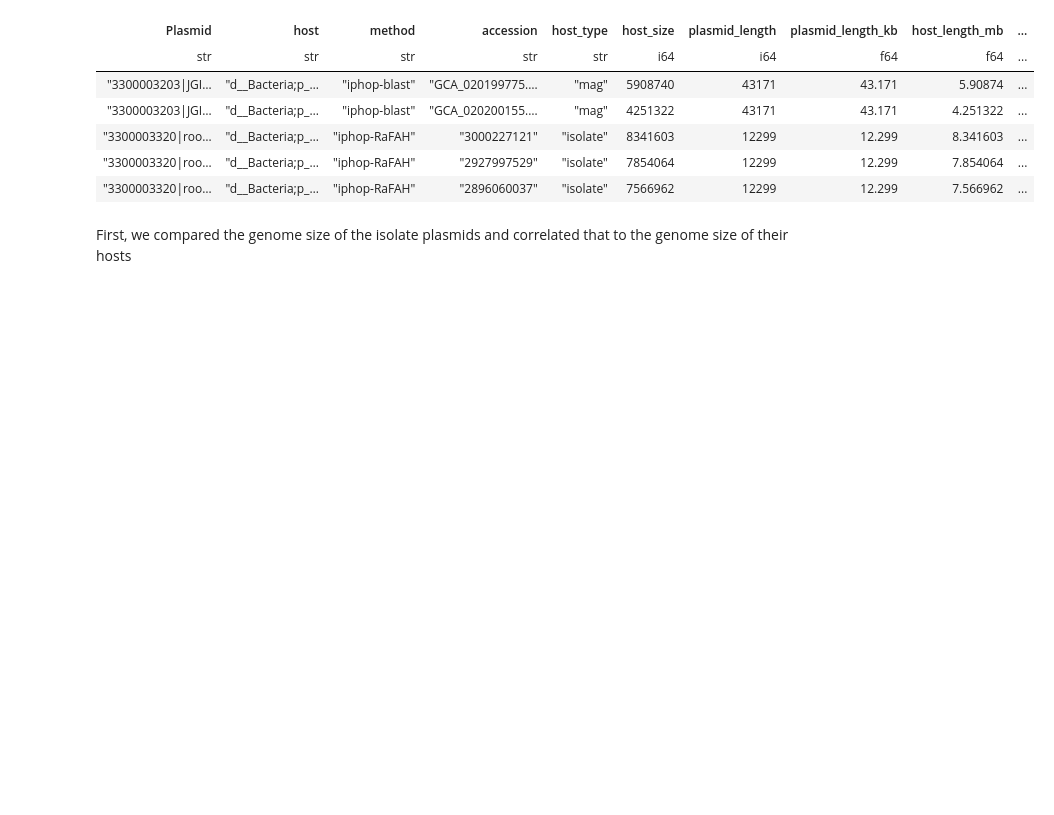
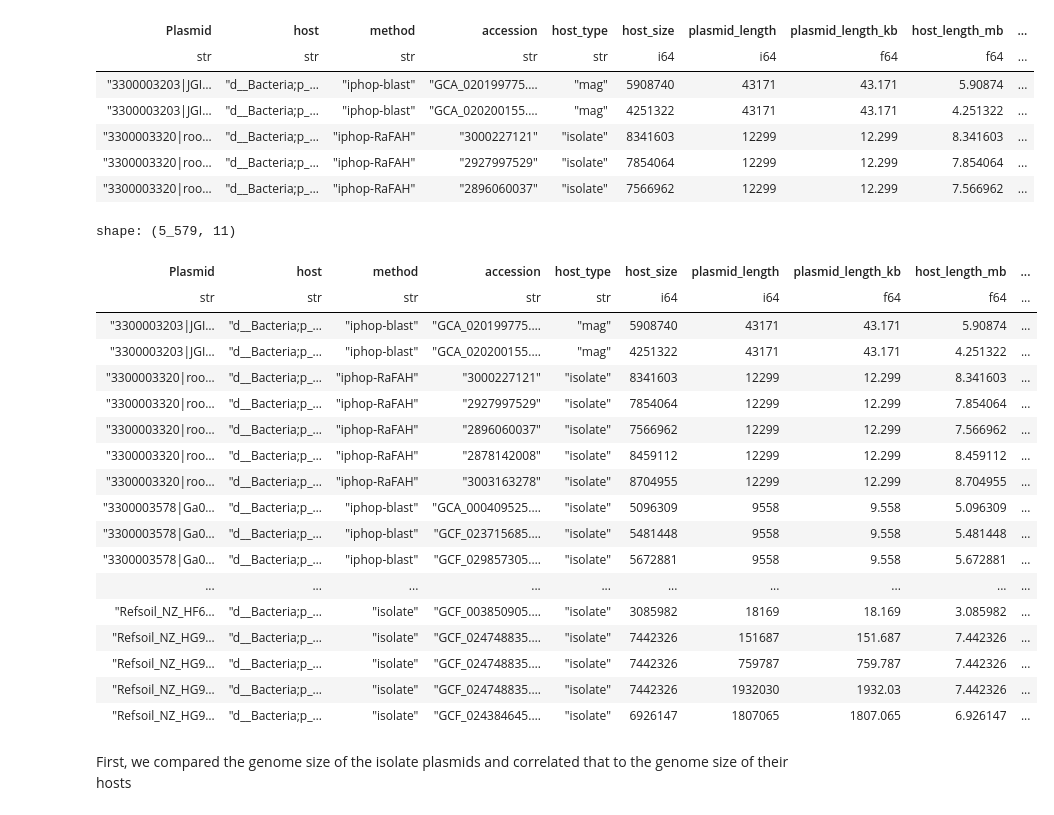
Before and after one commit to Matt-BF/GSPR, a Jupyter notebook: notebooks/complete_size_host.ipynb, the cells around one changed output. Drawn from its saved outputs; the diff is of its cells as text; code cells hidden in the pictures; blank space fills up the shorter version.

```diff
--- a/notebooks/complete_size_host.ipynb
+++ b/notebooks/complete_size_host.ipynb
@@ -40,6 +40,32 @@ shape: (5, 10)
 | "3300003320|roo… | "d__Bacteria;p_… | "iphop-RaFAH" | "3000227121" | "isolate" | 8341603 | 12299 | 12.299 | 8.341603 | ... |
 | "3300003320|roo… | "d__Bacteria;p_… | "iphop-RaFAH" | "2927997529" | "isolate" | 7854064 | 12299 | 12.299 | 7.854064 | ... |
 | "3300003320|roo… | "d__Bacteria;p_… | "iphop-RaFAH" | "2896060037" | "isolate" | 7566962 | 12299 | 12.299 | 7.566962 | ... |
+# %%
+df.with_columns(
+    pl.col("host_length_mb")
+    .cut(breaks=[2, 4, 6, 8], labels=["0-2mb", "2-4mb", "4-6mb", "6-8mb", "8mb+"])
+    .alias("length_category")
+)
+# %% [output]
+shape: (5_579, 11)
+| Plasmid | host | method | accession | host_type | host_size | plasmid_length | plasmid_length_kb | host_length_mb | ... |
+| str | str | str | str | str | i64 | i64 | f64 | f64 | ... |
+| "3300003203|JGI… | "d__Bacteria;p_… | "iphop-blast" | "GCA_020199775.… | "mag" | 5908740 | 43171 | 43.171 | 5.90874 | ... |
+| "3300003203|JGI… | "d__Bacteria;p_… | "iphop-blast" | "GCA_020200155.… | "mag" | 4251322 | 43171 | 43.171 | 4.251322 | ... |
+| "3300003320|roo… | "d__Bacteria;p_… | "iphop-RaFAH" | "3000227121" | "isolate" | 8341603 | 12299 | 12.299 | 8.341603 | ... |
+| "3300003320|roo… | "d__Bacteria;p_… | "iphop-RaFAH" | "2927997529" | "isolate" | 7854064 | 12299 | 12.299 | 7.854064 | ... |
+| "3300003320|roo… | "d__Bacteria;p_… | "iphop-RaFAH" | "2896060037" | "isolate" | 7566962 | 12299 | 12.299 | 7.566962 | ... |
+| "3300003320|roo… | "d__Bacteria;p_… | "iphop-RaFAH" | "2878142008" | "isolate" | 8459112 | 12299 | 12.299 | 8.459112 | ... |
+| "3300003320|roo… | "d__Bacteria;p_… | "iphop-RaFAH" | "3003163278" | "isolate" | 8704955 | 12299 | 12.299 | 8.704955 | ... |
+| "3300003578|Ga0… | "d__Bacteria;p_… | "iphop-blast" | "GCA_000409525.… | "isolate" | 5096309 | 9558 | 9.558 | 5.096309 | ... |
+| "3300003578|Ga0… | "d__Bacteria;p_… | "iphop-blast" | "GCF_023715685.… | "isolate" | 5481448 | 9558 | 9.558 | 5.481448 | ... |
+| "3300003578|Ga0… | "d__Bacteria;p_… | "iphop-blast" | "GCF_029857305.… | "isolate" | 5672881 | 9558 | 9.558 | 5.672881 | ... |
+| ... | ... | ... | ... | ... | ... | ... | ... | ... | ... |
+| "Refsoil_NZ_HF6… | "d__Bacteria;p_… | "isolate" | "GCF_003850905.… | "isolate" | 3085982 | 18169 | 18.169 | 3.085982 | ... |
+| "Refsoil_NZ_HG9… | "d__Bacteria;p_… | "isolate" | "GCF_024748835.… | "isolate" | 7442326 | 151687 | 151.687 | 7.442326 | ... |
+| "Refsoil_NZ_HG9… | "d__Bacteria;p_… | "isolate" | "GCF_024748835.… | "isolate" | 7442326 | 759787 | 759.787 | 7.442326 | ... |
+| "Refsoil_NZ_HG9… | "d__Bacteria;p_… | "isolate" | "GCF_024748835.… | "isolate" | 7442326 | 1932030 | 1932.03 | 7.442326 | ... |
+| "Refsoil_NZ_HG9… | "d__Bacteria;p_… | "isolate" | "GCF_024384645.… | "isolate" | 6926147 | 1807065 | 1807.065 | 6.926147 | ... |
 # %% [markdown]
 First, we compared the genome size of the isolate plasmids and correlated that to the genome size of their hosts
 # %%
```
Also changed, not shown: parts of 2 cells of this notebook, 6 other files.
